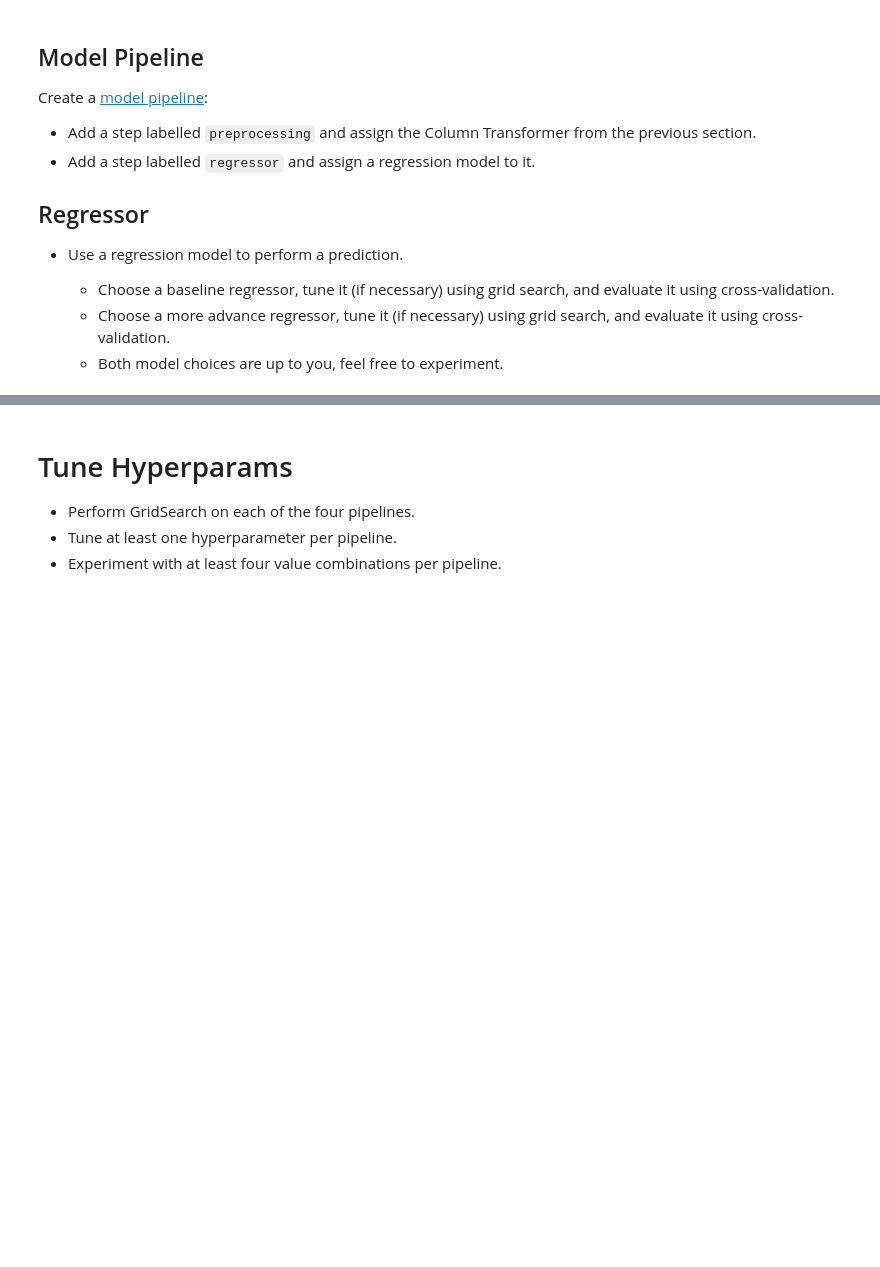
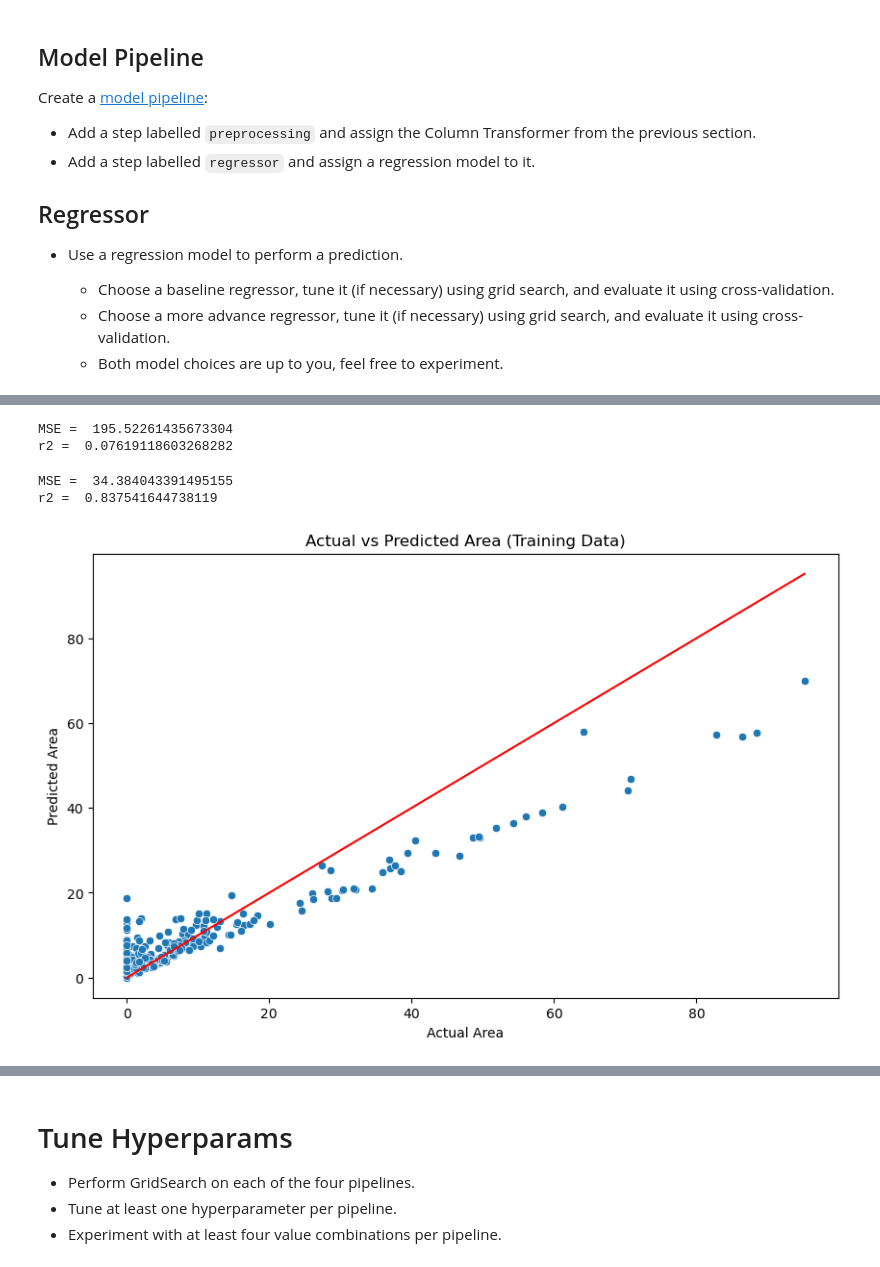
Before and after one commit to jimmyabou/scaling_to_production, a Jupyter notebook: 02_activities/assignments/assignment_3.ipynb, the cells around one changed output, grey strips where cells are left out. Saved outputs shown, nothing was run; the diff lists cells and outputs as text; code cells hidden in the pictures; blank space fills up the shorter version.

```diff
--- a/02_activities/assignments/assignment_3.ipynb
+++ b/02_activities/assignments/assignment_3.ipynb
@@ -116,18 +156,6 @@ Create preproc1 below.
 + Categorical: one-hot encoding.
 # %%
 # preproc1
-from sklearn.pipeline import Pipeline
-from sklearn.preprocessing import StandardScaler, RobustScaler
-from sklearn.tree import DecisionTreeClassifier
-from sklearn.preprocessing import OneHotEncoder, PowerTransformer
-from sklearn.impute import SimpleImputer, KNNImputer
-from sklearn.compose import ColumnTransformer
-
-
-
-# fires_dt[numeric_columns] = fires_dt[numeric_columns].apply(pd.to_numeric, errors='coerce')
-numeric_columns = ['coord_x', 'coord_y', 'ffmc', 'dmc', 'dc', 'isi', 'temp', 'rh', 'wind', 'rain']
-categorical_columns = ['month', 'day']
 
 numeric_pipeline = Pipeline([
     ('imputer', SimpleImputer(strategy='mean')),
@@ -137,8 +165,7 @@ categorical_pipeline = Pipeline([
     ('imputer', SimpleImputer(strategy='most_frequent')),
     ('onehot', OneHotEncoder(handle_unknown='ignore'))
 ])
-# print(categorical_pipeline)
-# print(numeric_pipeline)
+
 preproc1 = ColumnTransformer(
     transformers=[
         ('num', numeric_pipeline, numeric_columns),
@@ -224,3 +266,12 @@ pipeline_a = Pipeline([('preprocessing', preproc1),
 # Pipeline B = preproc2 + baseline
 pipeline_b = Pipeline([('preprocessing', preproc2),
     ('regressor', LinearRegression())])
+pipeline_b.fit(X_train, Y_train)
+predictionB = pipeline_b.predict(X_train)
+MSE = mean_squared_error(Y_train, predictionB)
+R2_score = r2_score(Y_train, predictionB)
+print(f'MSE =  {MSE} ')
+print(f'r2 =  {R2_score} ')
+# %% [output]
+MSE =  195.52261435673304
+r2 =  0.07619118603268282
@@ -236,0 +278,24 @@ pipeline_d = Pipeline([('preprocessing', preproc2),
+# %%
+# Pipeline C = preproc1 + advanced model
+
+pipeline_c= Pipeline([('preprocessing', preproc1),
+    ('regressor', RandomForestRegressor())])
+
+pipeline_c.fit(X_train, Y_train)
+
+pipelineC = pipeline_c.predict(X_train)
+MSE = mean_squared_error(Y_train, pipelineC)
+R2_score = r2_score(Y_train, pipelineC)
+print(f'MSE =  {MSE} ')
+print(f'r2 =  {R2_score} ')
+plt.figure(figsize=(10, 6))
+sns.scatterplot(x=Y_train, y=pipelineC)
+plt.plot([min(Y_train), max(Y_train)], [min(Y_train), max(Y_train)], color='red', linestyle='-')
+plt.title('Actual vs Predicted Area (Training Data)')
+plt.xlabel('Actual Area')
+plt.ylabel('Predicted Area')
+plt.show()
+# %% [output]
+MSE =  34.384043391495155
+r2 =  0.837541644738119
+[figure, added]
```
Also changed, not shown: parts of 17 cells of this notebook, 1 other file.
